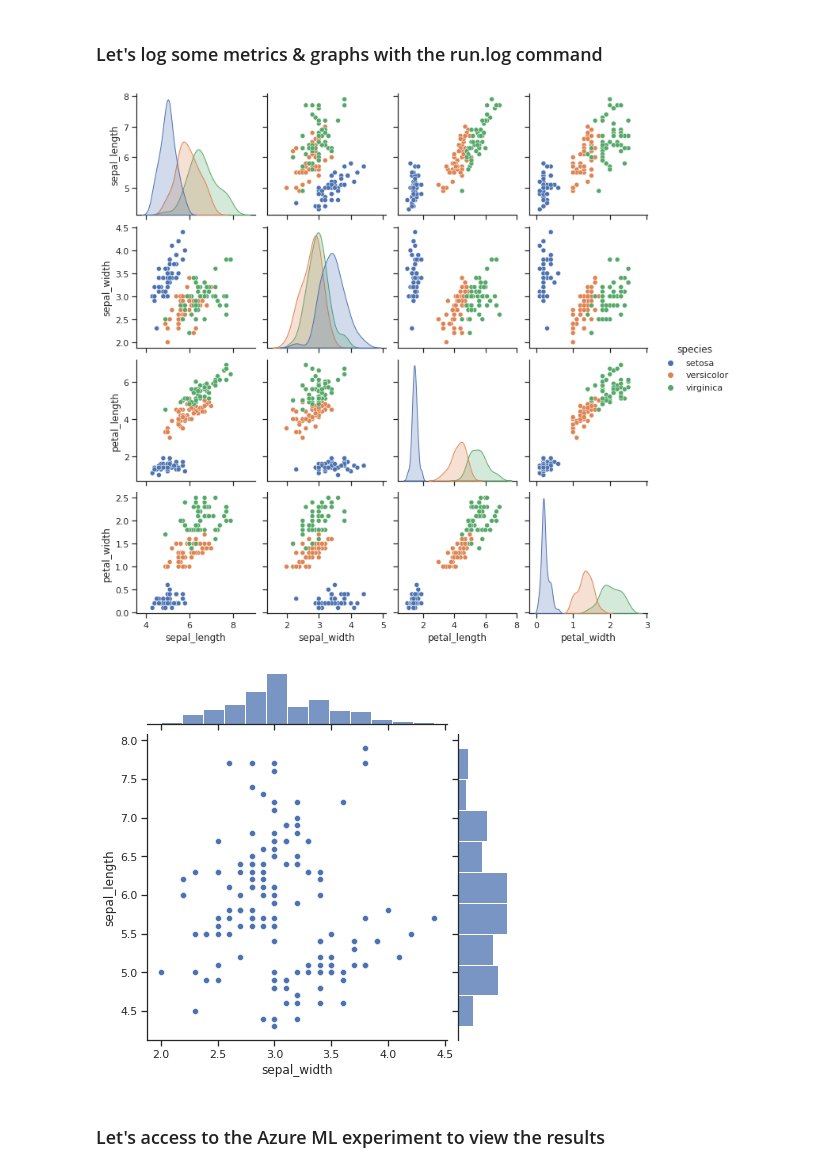
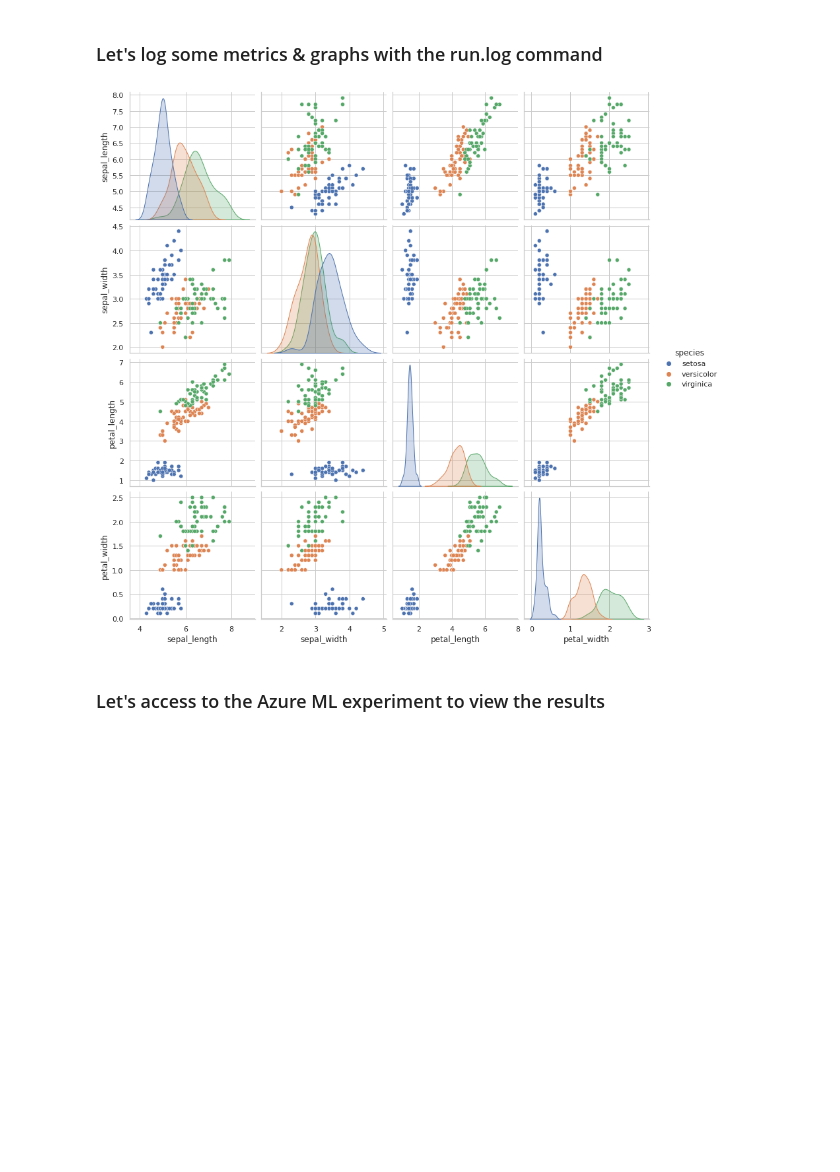
Before and after one commit to retkowsky/AMLlabs, a Jupyter notebook: Lab0 Settings.ipynb, the cells around one changed output. Cells and saved outputs as stored; diff of their text form; code cells hidden in the pictures; blank space fills up the shorter version.

```diff
--- a/Lab0 Settings.ipynb
+++ b/Lab0 Settings.ipynb
@@ -177,0 +183,10 @@ df.corr()
+# %%
+sns.set_style('whitegrid');
+sns.FacetGrid(df, hue= 'species', height= 5)\
+   .map(plt.scatter, 'sepal_length', 'sepal_width')\
+   .add_legend();
+sns.set_style('whitegrid');
+sns.FacetGrid(df, hue= 'species', height= 5)\
+   .map(plt.scatter, 'petal_length', 'petal_width')\
+   .add_legend();
+plt.show()
@@ -178,3 +201,5 @@ df.corr()
 # %%
-sns.pairplot(df, hue="species")
+sns.set_style("whitegrid")
+sns.pairplot(df,hue="species",height=3)
+plt.show()
 # %% [output]
@@ -200,18 +242,14 @@ experiment = Experiment(workspace=ws, name="Lab0-Settings")
 ### Let's log some metrics & graphs with the run.log command
 # %%
 with experiment.start_logging(snapshot_directory=None) as run:
-    fig1 = sns.pairplot(df, hue="species")
-    run.log_image("My graph 1", plot=fig1)
-
-    fig2=sns.jointplot(x='sepal_width',y='sepal_length',data=df)
-    run.log_image("My graph 2", plot=fig2)
+    fig1=sns.pairplot(df,hue="species",height=3)
+    run.log_image("Graphique", plot=fig1)
 
     run.log("Number of observations", nobs)
 
     run.log("Comment", "My first Azure ML experiment")
 # %% [output]
-[figure, old version]
+[figure, new version]
-[figure, removed]
 # %% [markdown]
 ### Let's access to the Azure ML experiment to view the results
 # %%
```
Also changed, not shown: parts of 28 cells of this notebook.
